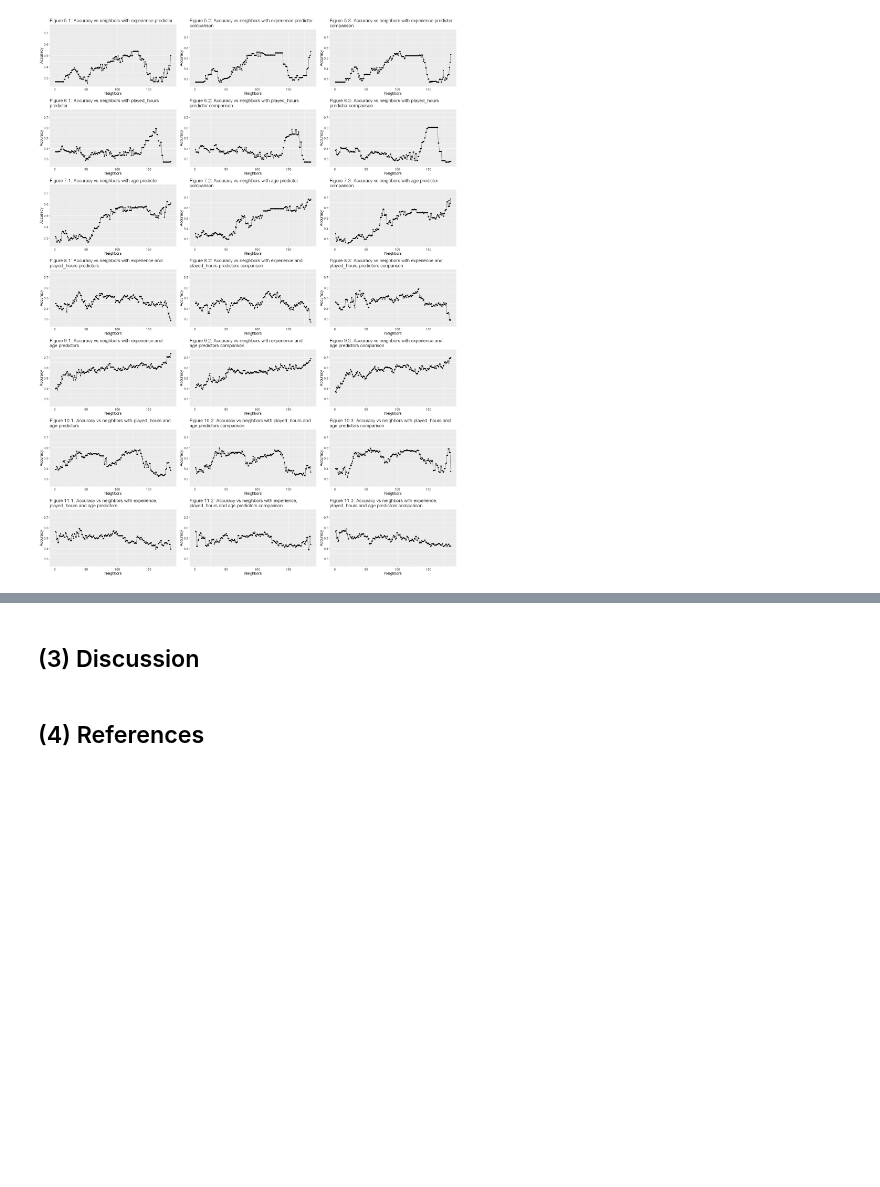
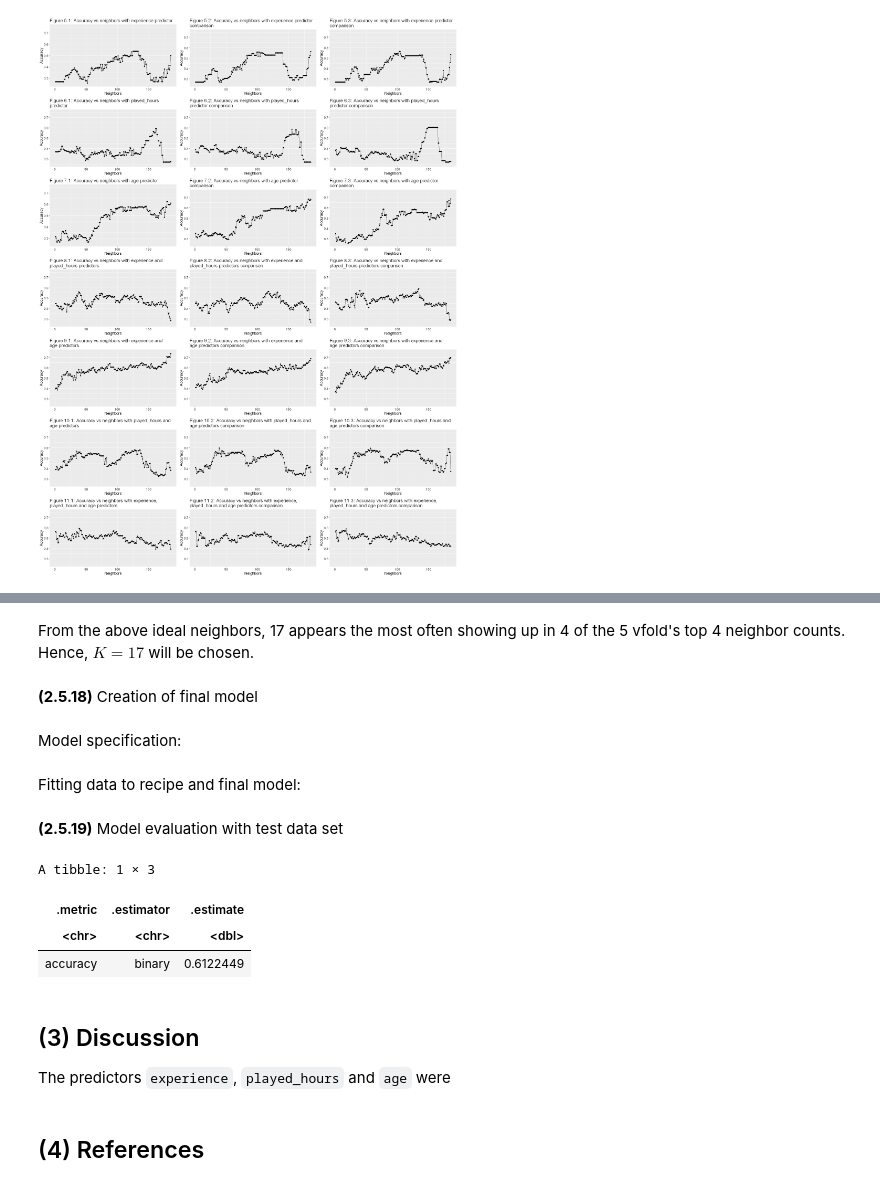
Before and after one commit to mke-l/dsci100-project, a Jupyter notebook: project_group1.ipynb, the cells around one changed output, grey strips where cells are left out. Cells and saved outputs as stored; diff of their text form; code cells hidden in the pictures; blank space fills up the shorter version.

Commit message:
Word count commit

```diff
--- a/project_group1.ipynb
+++ b/project_group1.ipynb
@@ -1233,7 +1369,42 @@ To select potentially useful subsets from this selection, subsets with generally
+# %% [markdown]
+From the above ideal neighbors, 17 appears the most often showing up in 4 of the 5 vfold's top 4 neighbor counts. Hence, $K=17$ will be chosen.
+# %% [markdown]
+**(2.5.18)** Creation of final model
+# %% [markdown]
+Model specification:
+# %%
+knn_spec <- nearest_neighbor(weight_func = "rectangular", neighbors = 17) |>
+    set_engine("kknn") |>
+    set_mode("classification")
+# %% [markdown]
+Fitting data to recipe and final model:
+# %%
+players_fit <- workflow() |>
+    add_recipe(exp_hrs_age_recipe) |>
+    add_model(knn_spec) |>
+    fit(data = players_training)
+# %% [markdown]
+**(2.5.19)** Model evaluation with test data set
+# %%
+players_predictions <- players_fit |>
+    predict(players_testing) |>
+    bind_cols(players_testing)
+
+players_predictions_accuracy <- players_predictions |>
+    metrics(truth = subscribe, estimate = .pred_class) |>
+    filter(.metric == "accuracy")
+
+players_predictions_accuracy
+# %% [output]
+A tibble: 1 × 3
+| .metric | .estimator | .estimate |
+| <chr> | <chr> | <dbl> |
+| accuracy | binary | 0.6122449 |
 # %%
 # Stoppes parallel processing:
 # stopCluster(cl)
 # %% [markdown]
 ## (3) Discussion
+The predictors `experience`, `played_hours` and `age` were
 # %% [markdown]
 ## (4) References
```
Also changed, not shown: parts of 14 cells of this notebook.
